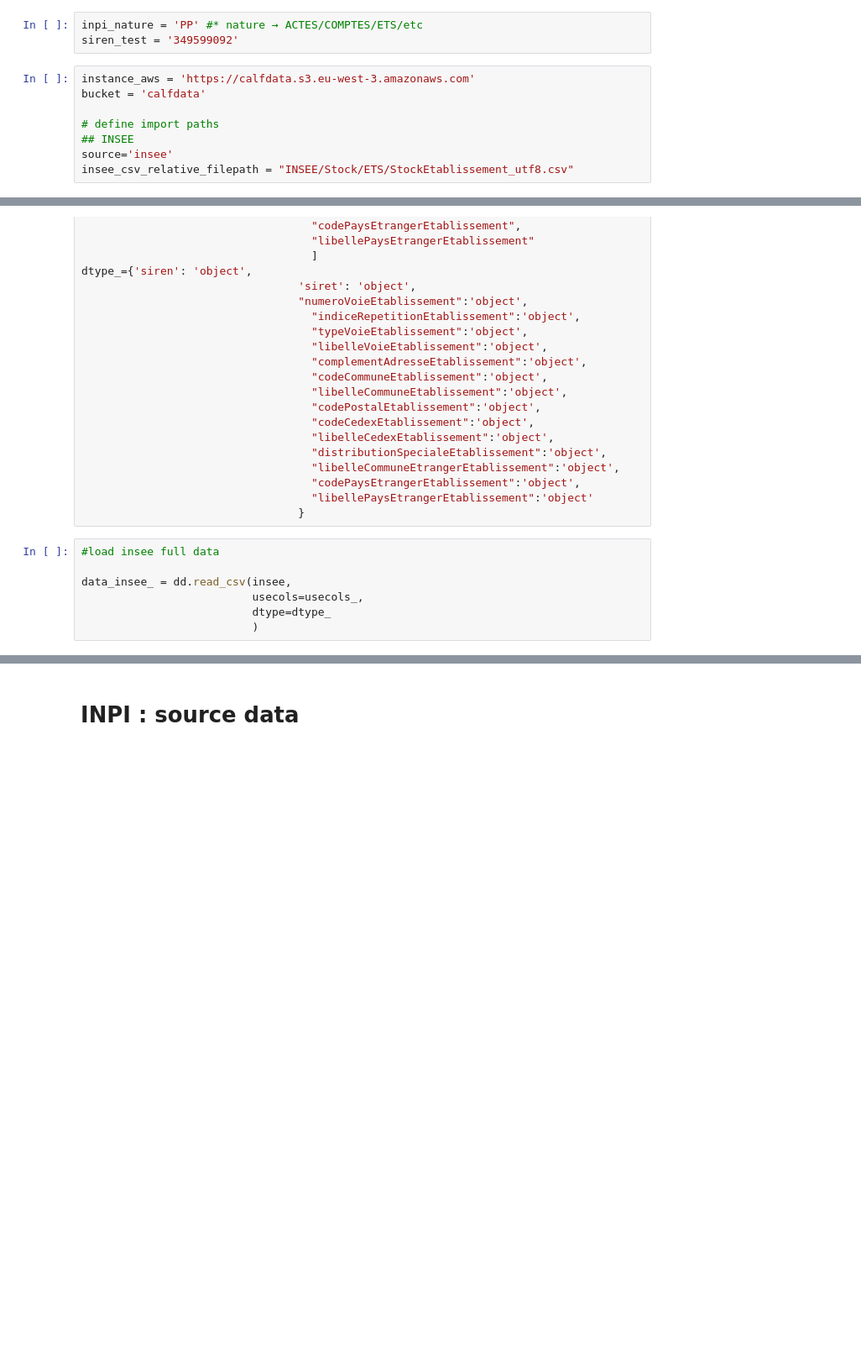
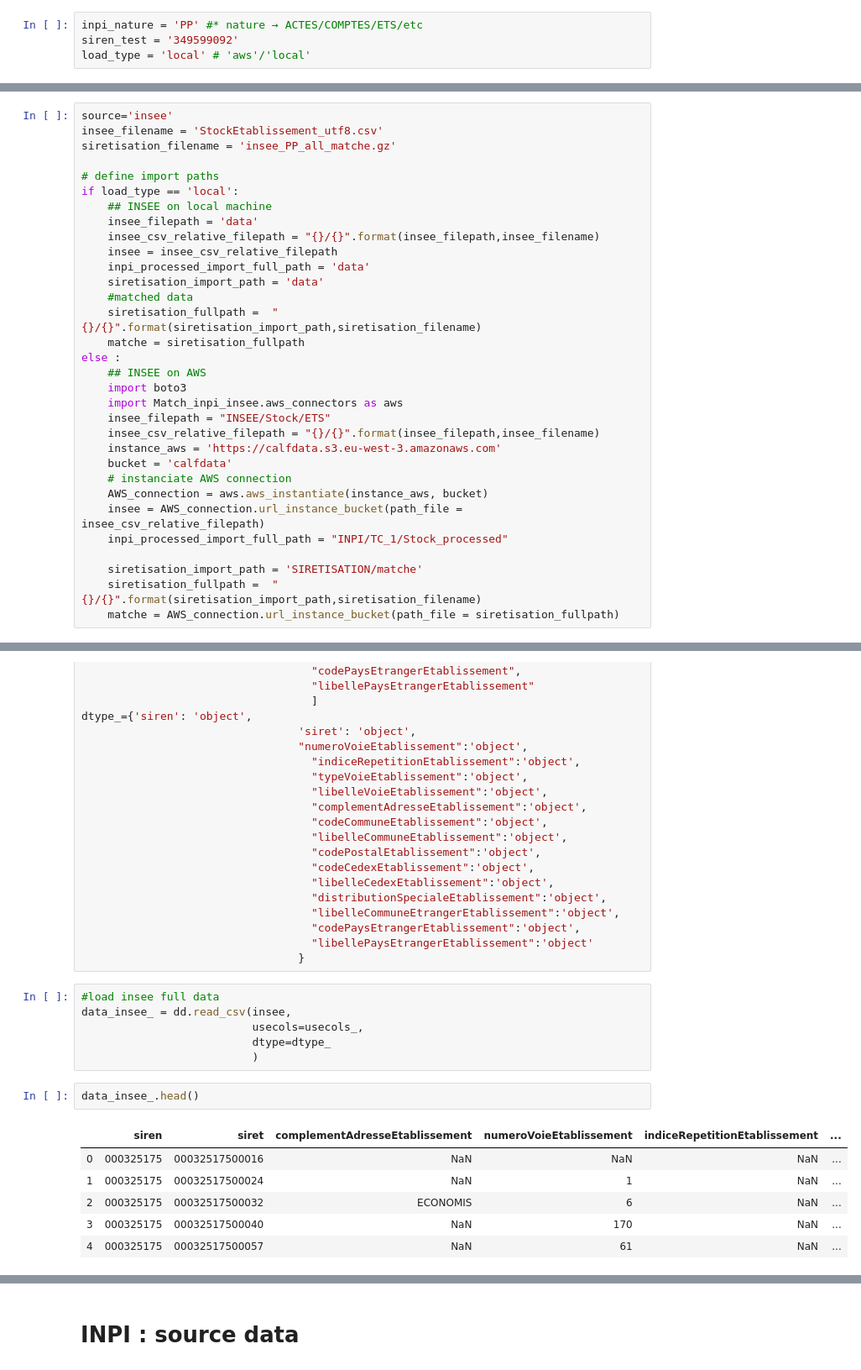
Before and after one commit to thomaspernet/InseeInpi_matching, a Jupyter notebook: Notebooks_matching/PP_checkProcess.ipynb, the cells around one changed output, grey strips where cells are left out. Shown: that part at 84% size. Drawn from its saved outputs; the diff is of its cells as text; blank space fills up the shorter version.

Commit message:
handle local file load

```diff
--- a/Notebooks_matching/PP_checkProcess.ipynb
+++ b/Notebooks_matching/PP_checkProcess.ipynb
@@ -14,11 +17,4 @@ import Match_inpi_insee.aws_connectors as aws
 # %%
 inpi_nature = 'PP' #* nature → ACTES/COMPTES/ETS/etc
 siren_test = '349599092'
+load_type = 'local' # 'aws'/'local'
-# %%
-instance_aws = 'https://calfdata.s3.eu-west-3.amazonaws.com'
-bucket = 'calfdata'
-
-# define import paths
-## INSEE
-source='insee'
-insee_csv_relative_filepath = "INSEE/Stock/ETS/StockEtablissement_utf8.csv"
@@ -28,2 +21,34 @@ AWS_connection = aws.aws_instantiate(instance_aws, bucket)
+# %%
+source='insee'
+insee_filename = 'StockEtablissement_utf8.csv'
+siretisation_filename = 'insee_PP_all_matche.gz'
+
+# define import paths
+if load_type == 'local':
+    ## INSEE on local machine
+    insee_filepath = 'data'
+    insee_csv_relative_filepath = "{}/{}".format(insee_filepath,insee_filename)
+    insee = insee_csv_relative_filepath
+    inpi_processed_import_full_path = 'data'
+    siretisation_import_path = 'data'
+    #matched data
+    siretisation_fullpath =  "{}/{}".format(siretisation_import_path,siretisation_filename)
+    matche = siretisation_fullpath
+else :
+    ## INSEE on AWS
+    import boto3
+    import Match_inpi_insee.aws_connectors as aws
+    insee_filepath = "INSEE/Stock/ETS"
+    insee_csv_relative_filepath = "{}/{}".format(insee_filepath,insee_filename)
+    instance_aws = 'https://calfdata.s3.eu-west-3.amazonaws.com'
+    bucket = 'calfdata'
+    # instanciate AWS connection
+    AWS_connection = aws.aws_instantiate(instance_aws, bucket)
+    insee = AWS_connection.url_instance_bucket(path_file = insee_csv_relative_filepath)
+    inpi_processed_import_full_path = "INPI/TC_1/Stock_processed"
+
+    siretisation_import_path = 'SIRETISATION/matche'
+    siretisation_fullpath =  "{}/{}".format(siretisation_import_path,siretisation_filename)
+    matche = AWS_connection.url_instance_bucket(path_file = siretisation_fullpath)
 # %% [markdown]
 # INSEE : source data
@@ -68,10 +89,18 @@ dtype_={'siren': 'object',
                                  }
 # %%
 #load insee full data
-
 data_insee_ = dd.read_csv(insee,
                           usecols=usecols_,
                           dtype=dtype_
                           )
+# %%
+data_insee_.head()
+# %% [output]
+|  | siren | siret | complementAdresseEtablissement | numeroVoieEtablissement | indiceRepetitionEtablissement | ... |
+| 0 | 000325175 | 00032517500016 | NaN | NaN | NaN | ... |
+| 1 | 000325175 | 00032517500024 | NaN | 1 | NaN | ... |
+| 2 | 000325175 | 00032517500032 | ECONOMIS | 6 | NaN | ... |
+| 3 | 000325175 | 00032517500040 | NaN | 170 | NaN | ... |
+| 4 | 000325175 | 00032517500057 | NaN | 61 | NaN | ... |
 # %%
 # filter on example siren
```
Also changed, not shown: parts of 9 cells of this notebook, 1 other file.
